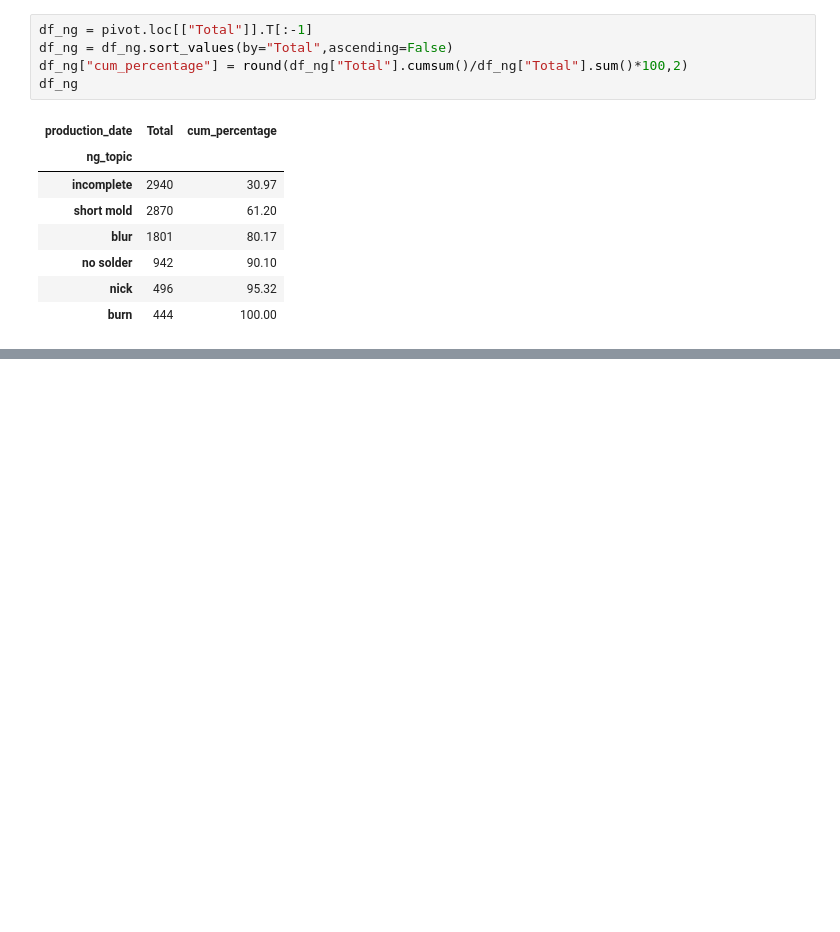
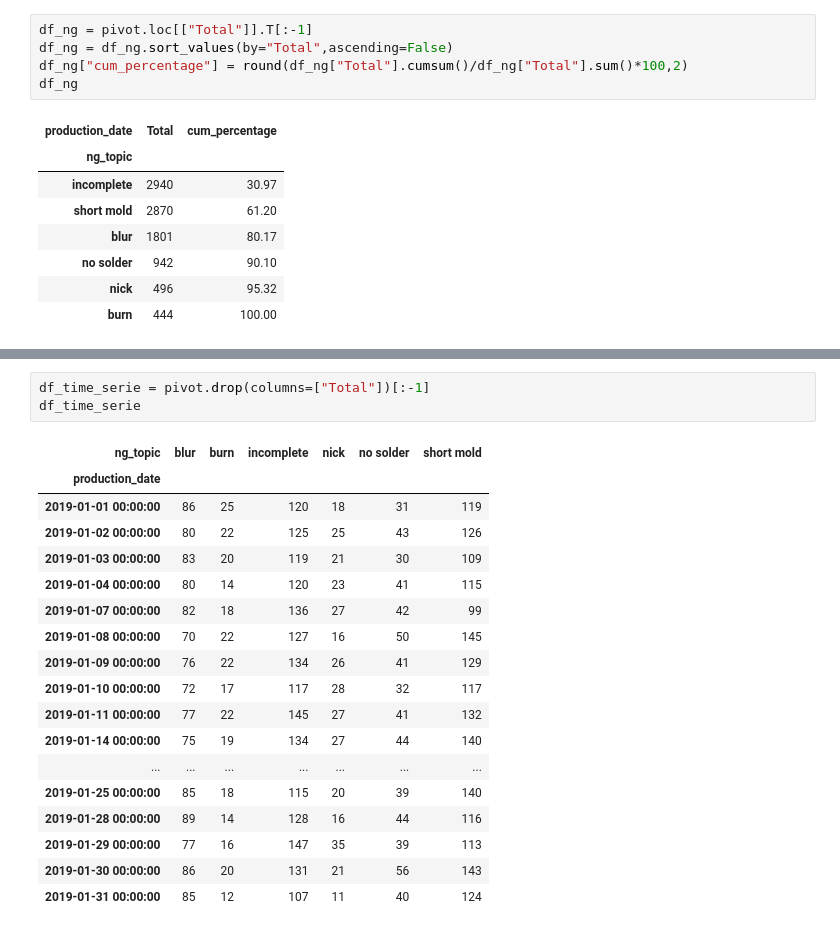
Before and after one commit to NMB-MIC/python_office_2023_06_15, a Jupyter notebook: src/07_ppt_report_example_ng_production.ipynb, the cells around one changed output, grey strips where cells are left out. Saved outputs shown, nothing was run; the diff lists cells and outputs as text; blank space fills up the shorter version.

```diff
--- a/src/07_ppt_report_example_ng_production.ipynb
+++ b/src/07_ppt_report_example_ng_production.ipynb
@@ -76,0 +84,22 @@ Text(0, 0.5, 'Cumulative Percentage')
+# %%
+df_time_serie = pivot.drop(columns=["Total"])[:-1]
+df_time_serie
+# %% [output]
+| ng_topic | blur | burn | incomplete | nick | no solder | short mold |
+| production_date |  |  |  |  |  |  |
+| 2019-01-01 00:00:00 | 86 | 25 | 120 | 18 | 31 | 119 |
+| 2019-01-02 00:00:00 | 80 | 22 | 125 | 25 | 43 | 126 |
+| 2019-01-03 00:00:00 | 83 | 20 | 119 | 21 | 30 | 109 |
+| 2019-01-04 00:00:00 | 80 | 14 | 120 | 23 | 41 | 115 |
+| 2019-01-07 00:00:00 | 82 | 18 | 136 | 27 | 42 | 99 |
+| 2019-01-08 00:00:00 | 70 | 22 | 127 | 16 | 50 | 145 |
+| 2019-01-09 00:00:00 | 76 | 22 | 134 | 26 | 41 | 129 |
+| 2019-01-10 00:00:00 | 72 | 17 | 117 | 28 | 32 | 117 |
+| 2019-01-11 00:00:00 | 77 | 22 | 145 | 27 | 41 | 132 |
+| 2019-01-14 00:00:00 | 75 | 19 | 134 | 27 | 44 | 140 |
+| ... | ... | ... | ... | ... | ... | ... |
+| 2019-01-25 00:00:00 | 85 | 18 | 115 | 20 | 39 | 140 |
+| 2019-01-28 00:00:00 | 89 | 14 | 128 | 16 | 44 | 116 |
+| 2019-01-29 00:00:00 | 77 | 16 | 147 | 35 | 39 | 113 |
+| 2019-01-30 00:00:00 | 86 | 20 | 131 | 21 | 56 | 143 |
+| 2019-01-31 00:00:00 | 85 | 12 | 107 | 11 | 40 | 124 |
```
Also changed, not shown: parts of 3 cells of this notebook, 2 other files.
